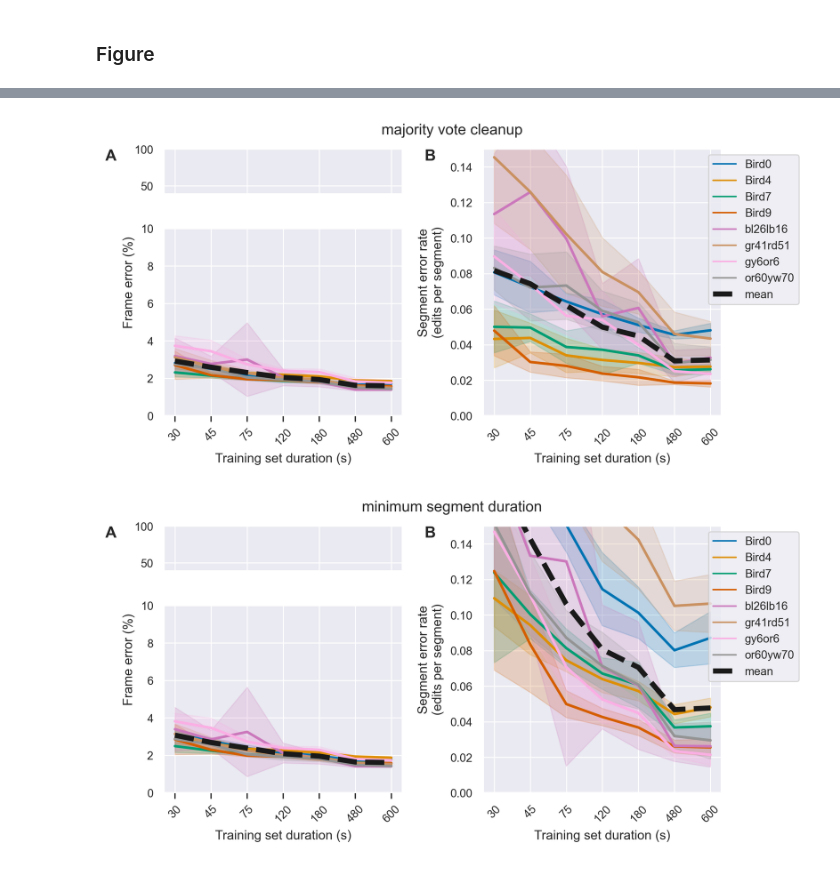
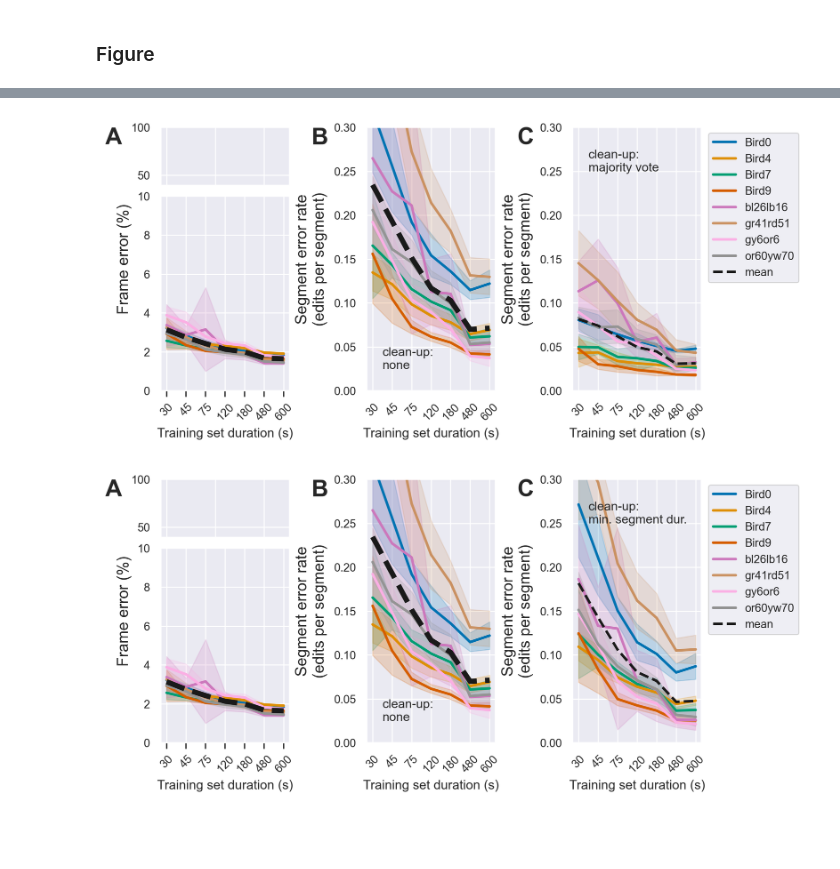
Before and after one commit to yardencsGitHub/tweetynet, a Jupyter notebook: src/scripts/Bengalese_Finches/learncurve/error-across-birds-cleanup-figure.ipynb, the cells around one changed output, grey strips where cells are left out. Drawn from its saved outputs; the diff is of its cells as text; code cells hidden in the pictures; blank space fills up the shorter version.

```diff
--- a/src/scripts/Bengalese_Finches/learncurve/error-across-birds-cleanup-figure.ipynb
+++ b/src/scripts/Bengalese_Finches/learncurve/error-across-birds-cleanup-figure.ipynb
@@ -21,6 +22,8 @@ def int_from_dir_path(dir_path):
     name = dir_path.name
     return int(re_int.search(name)[0])
 # %%
-RESULTS_ROOT = pyprojroot.here() / 'results' / 'Bengalese_Finches' / 'learncurve'
+PROJ_ROOT = pyprojroot.here()
+RESULTS_ROOT = PROJ_ROOT / 'results' / 'Bengalese_Finches' / 'learncurve'
+FIGS_ROOT  = PROJ_ROOT / 'doc' / 'article' / 'figures'
 # %% [markdown]
 ### Figure
@@ -177,0 +176,2 @@ plot_error_across_birds_curve(curve_df_cleanup_none,
+# %%
+LEARNCURVE_FIGS_ROOT = fname = FIGS_ROOT / 'results' / 'Bengalese_Finches' / 'learncurve'
@@ -178,16 +190,24 @@ plot_error_across_birds_curve(curve_df_cleanup_none,
 # %%
-curve_df_cleanup_mv = curve_df[curve_df.cleanup == 'majority_vote']
-plot_error_across_birds_curve(curve_df_cleanup_mv,
-                              suptitle='majority vote cleanup',
-                              ax1_ylim=(0,10),
-                              ax2_ylim=(0., 0.15))
+fig = error_across_animals_with_without_cleanup(curve_df,
+                                                cleanup='majority_vote',
+                                                cleanup_str='majority vote',
+                                                ax1_ylim=(0,10),
+                                                ax2_ylim=(0., 0.3))
+fig.savefig(
+    LEARNCURVE_FIGS_ROOT / 'error-curves-cleanup-majority-vote.png'
+)
+plt.show()
 # %% [output]
-[figure, old version]
+[figure, new version]
 # %%
-curve_df_cleanup_mv = curve_df[curve_df.cleanup == 'min_segment_dur']
-plot_error_across_birds_curve(curve_df_cleanup_mv,
-                              suptitle='minimum segment duration',
-                              ax1_ylim=(0,10),
-                              ax2_ylim=(0., 0.15))
+fig = error_across_animals_with_without_cleanup(curve_df,
+                                                cleanup='min_segment_dur',
+                                                cleanup_str='min. segment dur.',
+                                                ax1_ylim=(0,10),
+                                                ax2_ylim=(0., 0.3))
+fig.savefig(
+    LEARNCURVE_FIGS_ROOT / 'error-curves-cleanup-min-segment'
+)
+plt.show()
 # %% [output]
-[figure, old version]
+[figure, new version]
```
Also changed, not shown: parts of 13 cells of this notebook.
